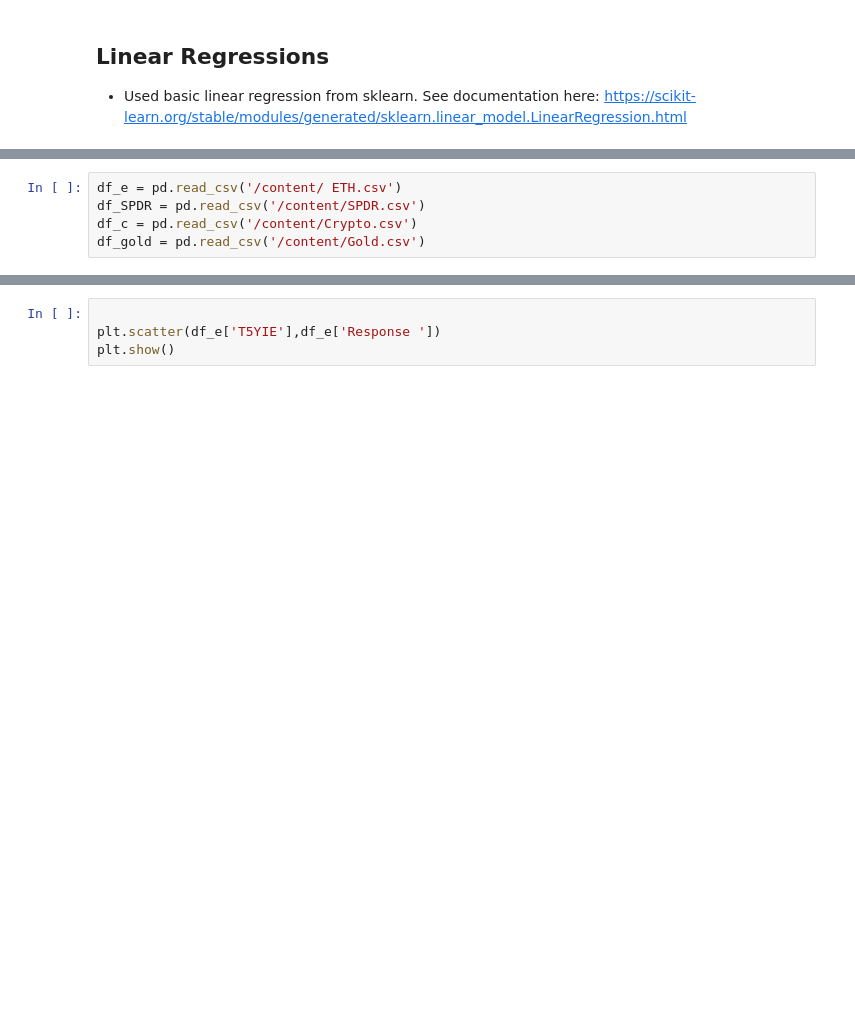
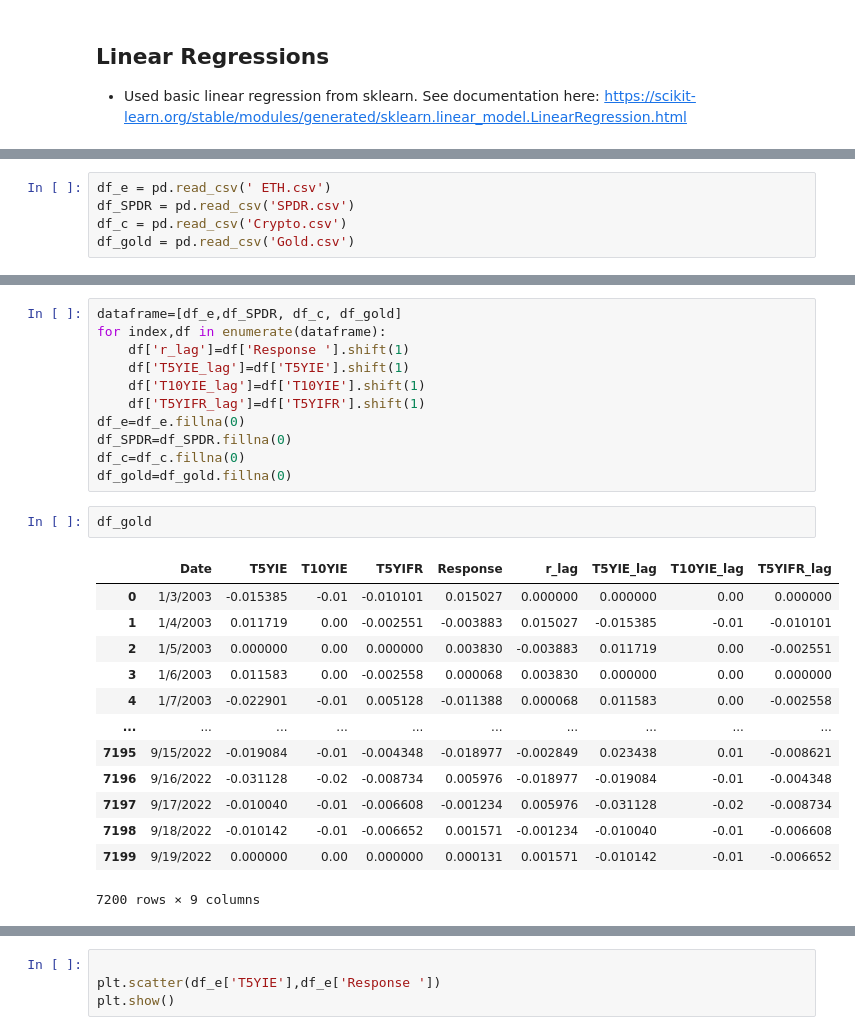
Before and after one commit to jennarempel/Team-ETH, a Jupyter notebook: Data/Fintech.ipynb, the cells around one changed output, grey strips where cells are left out. Saved outputs shown, nothing was run; the diff lists cells and outputs as text; blank space fills up the shorter version.

```diff
--- a/Data/Fintech.ipynb
+++ b/Data/Fintech.ipynb
@@ -257,5 +283,5 @@ Var is T5YIFR. Result is (-9.277083327513706, 1.2803579936942837e-15, 25, 1620,
 # %%
-df_e = pd.read_csv('/content/ ETH.csv')
-df_SPDR = pd.read_csv('/content/SPDR.csv')
-df_c = pd.read_csv('/content/Crypto.csv')
-df_gold = pd.read_csv('/content/Gold.csv')
+df_e = pd.read_csv(' ETH.csv')
+df_SPDR = pd.read_csv('SPDR.csv')
+df_c = pd.read_csv('Crypto.csv')
+df_gold = pd.read_csv('Gold.csv')
@@ -262,3 +304,30 @@ df_gold = pd.read_csv('/content/Gold.csv')
+# %%
+dataframe=[df_e,df_SPDR, df_c, df_gold]
+for index,df in enumerate(dataframe):
+    df['r_lag']=df['Response '].shift(1)
+    df['T5YIE_lag']=df['T5YIE'].shift(1)
+    df['T10YIE_lag']=df['T10YIE'].shift(1)
+    df['T5YIFR_lag']=df['T5YIFR'].shift(1)
+df_e=df_e.fillna(0)
+df_SPDR=df_SPDR.fillna(0)
+df_c=df_c.fillna(0)
+df_gold=df_gold.fillna(0)
+# %%
+df_gold
+# %% [output]
+|  | Date | T5YIE | T10YIE | T5YIFR | Response | r_lag | T5YIE_lag | T10YIE_lag | T5YIFR_lag |
+| 0 | 1/3/2003 | -0.015385 | -0.01 | -0.010101 | 0.015027 | 0.000000 | 0.000000 | 0.00 | 0.000000 |
+| 1 | 1/4/2003 | 0.011719 | 0.00 | -0.002551 | -0.003883 | 0.015027 | -0.015385 | -0.01 | -0.010101 |
+| 2 | 1/5/2003 | 0.000000 | 0.00 | 0.000000 | 0.003830 | -0.003883 | 0.011719 | 0.00 | -0.002551 |
+| 3 | 1/6/2003 | 0.011583 | 0.00 | -0.002558 | 0.000068 | 0.003830 | 0.000000 | 0.00 | 0.000000 |
+| 4 | 1/7/2003 | -0.022901 | -0.01 | 0.005128 | -0.011388 | 0.000068 | 0.011583 | 0.00 | -0.002558 |
+| ... | ... | ... | ... | ... | ... | ... | ... | ... | ... |
+| 7195 | 9/15/2022 | -0.019084 | -0.01 | -0.004348 | -0.018977 | -0.002849 | 0.023438 | 0.01 | -0.008621 |
+| 7196 | 9/16/2022 | -0.031128 | -0.02 | -0.008734 | 0.005976 | -0.018977 | -0.019084 | -0.01 | -0.004348 |
+| 7197 | 9/17/2022 | -0.010040 | -0.01 | -0.006608 | -0.001234 | 0.005976 | -0.031128 | -0.02 | -0.008734 |
+| 7198 | 9/18/2022 | -0.010142 | -0.01 | -0.006652 | 0.001571 | -0.001234 | -0.010040 | -0.01 | -0.006608 |
+| 7199 | 9/19/2022 | 0.000000 | 0.00 | 0.000000 | 0.000131 | 0.001571 | -0.010142 | -0.01 | -0.006652 |
+7200 rows × 9 columns
 # %%
 inflation=['T5YIE', 'T10YIE', 'T5YIFR']
 dataframe=[df_e,df_SPDR, df_c, df_gold]
```
Also changed, not shown: parts of 6 cells of this notebook.
